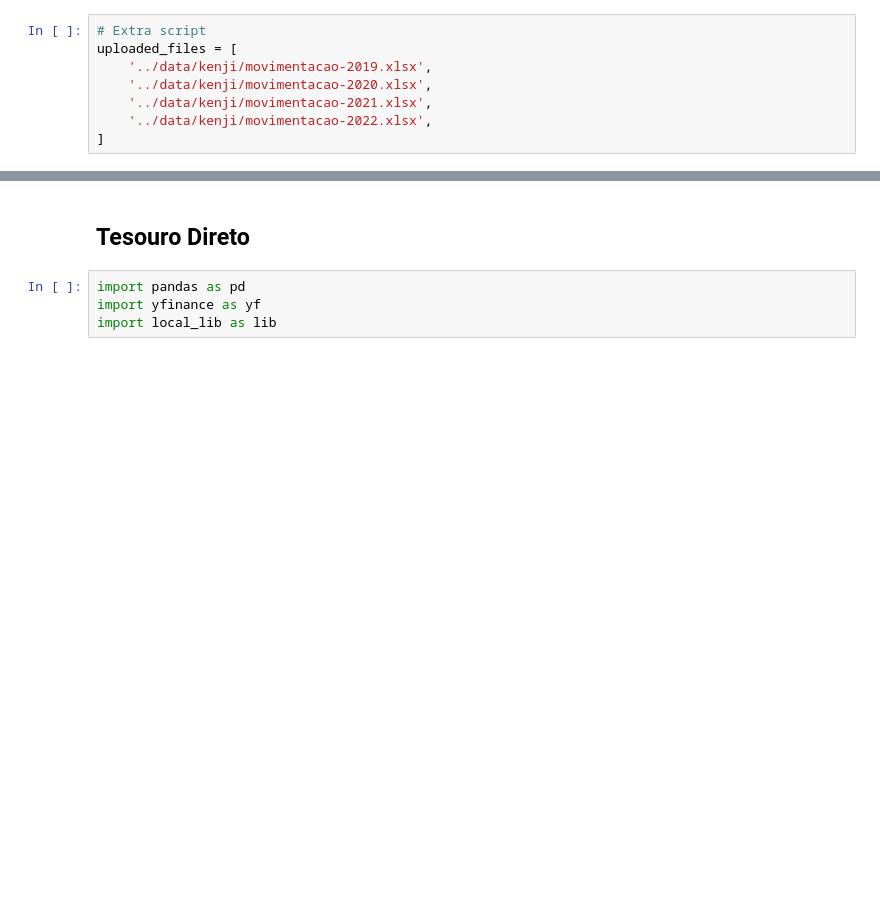
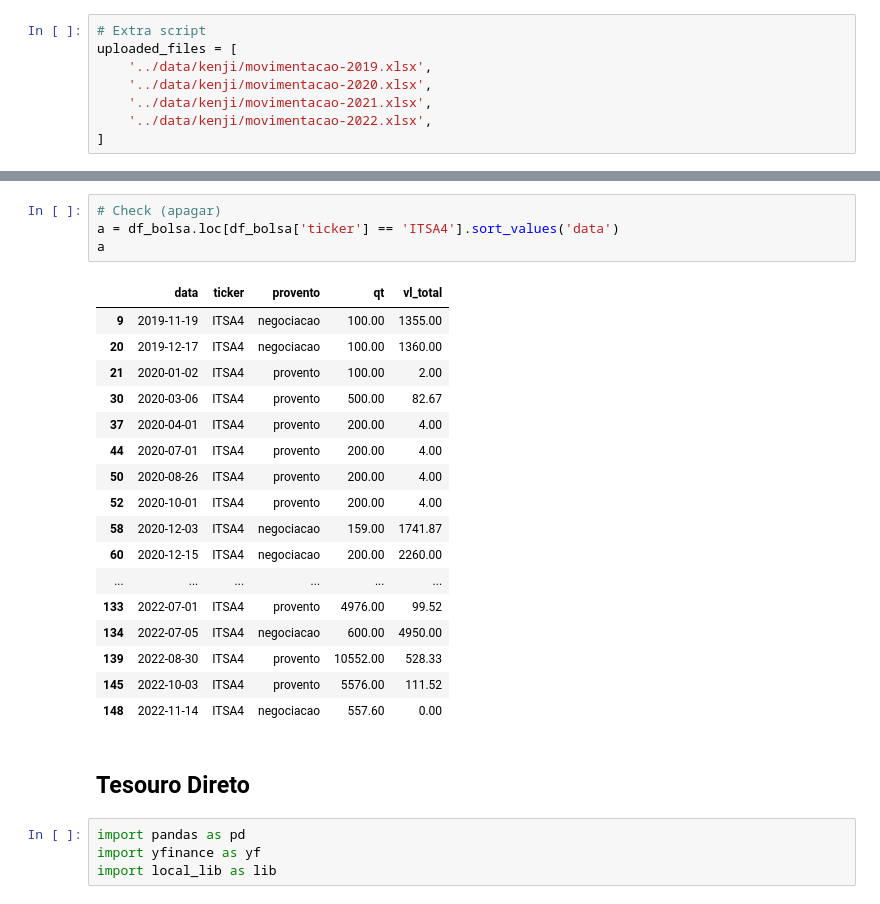
Before and after one commit to rknagao/b3-report, a Jupyter notebook: src/manutencao.ipynb, the cells around one changed output, grey strips where cells are left out. Saved outputs shown, nothing was run; the diff lists cells and outputs as text; blank space fills up the shorter version.

```diff
--- a/src/manutencao.ipynb
+++ b/src/manutencao.ipynb
@@ -182,3 +250,25 @@ df_bolsa.head()
+# %%
+# Check (apagar)
+a = df_bolsa.loc[df_bolsa['ticker'] == 'ITSA4'].sort_values('data')
+a
+# %% [output]
+|  | data | ticker | provento | qt | vl_total |
+| 9 | 2019-11-19 | ITSA4 | negociacao | 100.00 | 1355.00 |
+| 20 | 2019-12-17 | ITSA4 | negociacao | 100.00 | 1360.00 |
+| 21 | 2020-01-02 | ITSA4 | provento | 100.00 | 2.00 |
+| 30 | 2020-03-06 | ITSA4 | provento | 500.00 | 82.67 |
+| 37 | 2020-04-01 | ITSA4 | provento | 200.00 | 4.00 |
+| 44 | 2020-07-01 | ITSA4 | provento | 200.00 | 4.00 |
+| 50 | 2020-08-26 | ITSA4 | provento | 200.00 | 4.00 |
+| 52 | 2020-10-01 | ITSA4 | provento | 200.00 | 4.00 |
+| 58 | 2020-12-03 | ITSA4 | negociacao | 159.00 | 1741.87 |
+| 60 | 2020-12-15 | ITSA4 | negociacao | 200.00 | 2260.00 |
+| ... | ... | ... | ... | ... | ... |
+| 133 | 2022-07-01 | ITSA4 | provento | 4976.00 | 99.52 |
+| 134 | 2022-07-05 | ITSA4 | negociacao | 600.00 | 4950.00 |
+| 139 | 2022-08-30 | ITSA4 | provento | 10552.00 | 528.33 |
+| 145 | 2022-10-03 | ITSA4 | provento | 5576.00 | 111.52 |
+| 148 | 2022-11-14 | ITSA4 | negociacao | 557.60 | 0.00 |
 # %% [markdown]
 ## Tesouro Direto
 # %%
```
Also changed, not shown: parts of 21 cells of this notebook.
